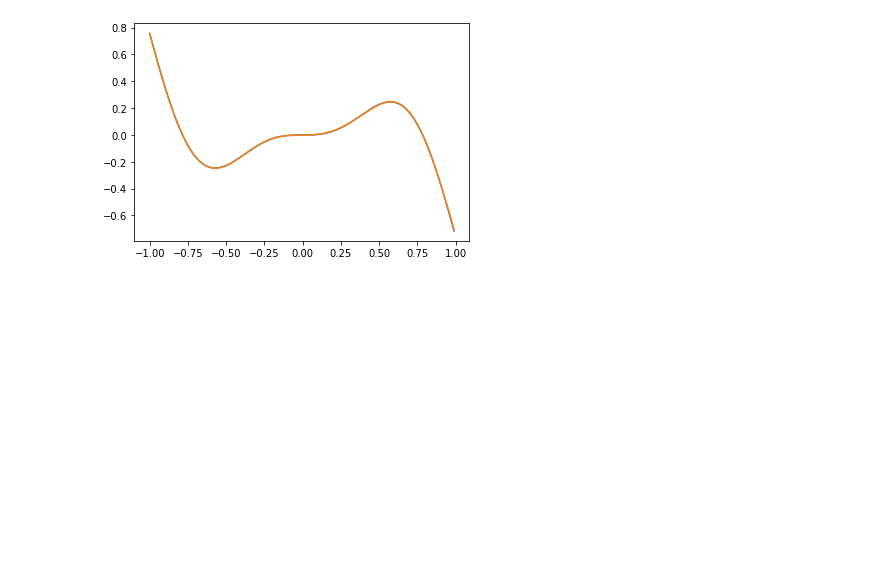
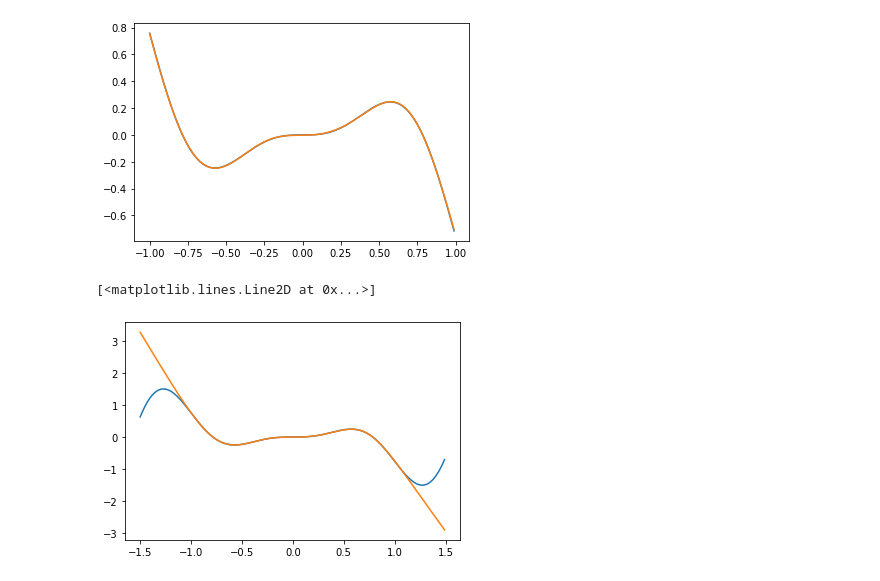
Before and after one commit to RiverShi/CourseCode, a Jupyter notebook: ML/p2/Use_LinearReg.ipynb, the cells around one changed output. Drawn from its saved outputs; the diff is of its cells as text; code cells hidden in the pictures; blank space fills up the shorter version.

```diff
--- a/ML/p2/Use_LinearReg.ipynb
+++ b/ML/p2/Use_LinearReg.ipynb
@@ -60,3 +65,18 @@ plt.plot(x.cpu(),y_p.cpu())
 # %% [output]
 [<matplotlib.lines.Line2D at 0x...>]
 [figure]
+# %%
+x1 = np.arange(-1.5,1.5,0.01)
+y1 = list(map(lambda x : x*x*math.sin(4*x), x1))
+
+x1 = torch.tensor(x1).reshape(-1,1).cuda()
+y1 = torch.tensor(y1).reshape(-1,1).cuda()
+
+with torch.no_grad():
+    y1_p = model(x1.float())
+
+plt.plot(x1.cpu(),y1.cpu())
+plt.plot(x1.cpu(),y1_p.cpu())
+# %% [output]
+[<matplotlib.lines.Line2D at 0x...>]
+[figure, added]
```
Also changed, not shown: parts of 2 cells of this notebook, 3 other files.
